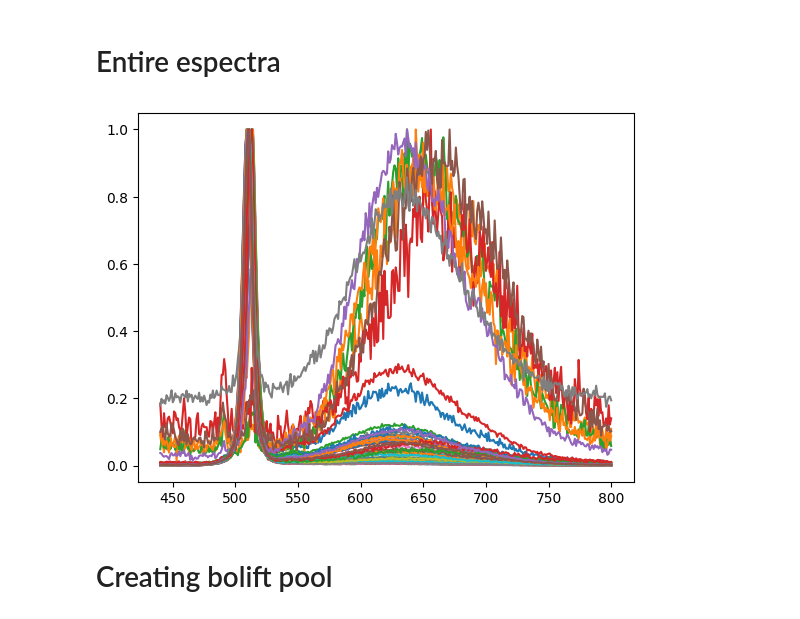
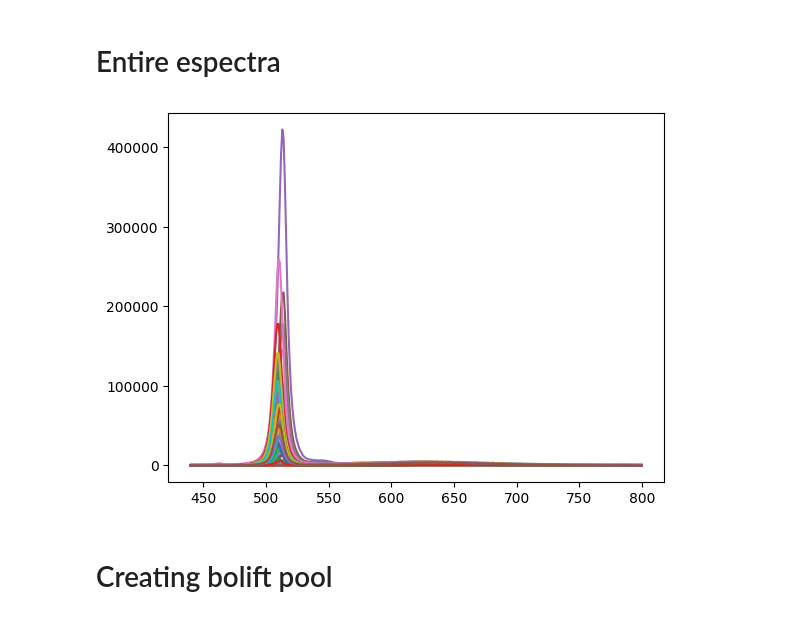
Before and after one commit to maykcaldas/BioNano-DOE, a Jupyter notebook: AgML/process_data.ipynb, the cells around one changed output. Drawn from its saved outputs; the diff is of its cells as text; code cells hidden in the pictures.

Commit message:
update plotting

```diff
--- a/AgML/process_data.ipynb
+++ b/AgML/process_data.ipynb
@@ -162,12 +160,12 @@ with open('Data/spectra_data.csv', 'w') as output:
 # %%
 asd = pd.read_csv('Data/spectra_data.csv')
 
 for group, df in asd.groupby(['Experiment', 'Temperature(C)', 'Doping(%)', 'Time(min)']):
-    plt.plot(df['Wavelength(nm)'], df['Fluorescence_norm'], label=group[0])
+    plt.plot(df['Wavelength(nm)'], df['Fluorescence'], label=group[0])
     # plt.legend()
     # break
 # %% [output]
-[figure, old version]
+[figure, new version]
 # %% [markdown]
 # Creating bolift pool
 # %%
```
Also changed, not shown: parts of 4 cells of this notebook, 1 other file.
